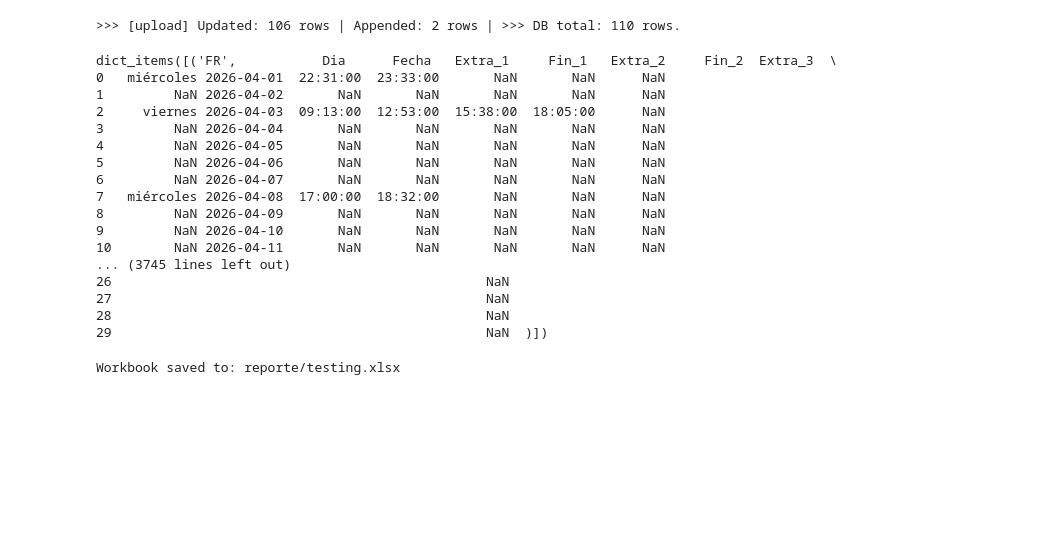
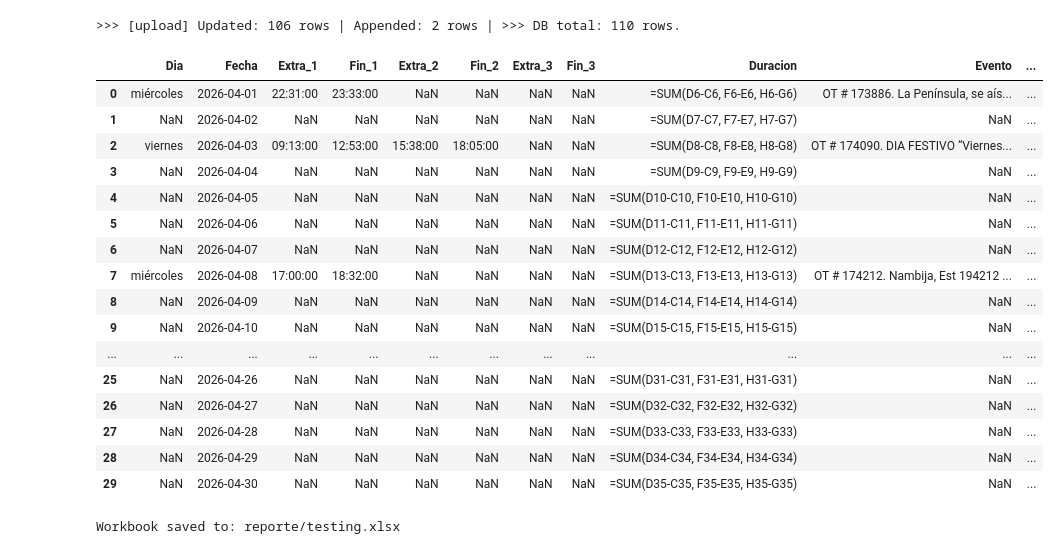
Before and after one commit to ernestopalacios/ordenes_de_trabajo, a Jupyter notebook: 04_DataLake.ipynb, the cells around one changed output. Cells and saved outputs as stored; diff of their text form; code cells hidden in the pictures; blank space fills up the shorter version.

```diff
--- a/04_DataLake.ipynb
+++ b/04_DataLake.ipynb
@@ -1028,6 +1077,15 @@ unique_responsables = base['Responsable'].explode().dropna().unique()
 # 3. Initialize a dictionary to map names to DataFrames
 horasExtra_todos = {}
 
+# Multiplier map for each Tipo
+TIPO_MULTIPLIER = {
+    "NORMAL":          1.5,
+    "MAD":             2.0,
+    "FESTIVO":         2.0,
+    "DESCANSO":        2.0,
+    "CANTONIZACION":   2.0,
+    "CAMBIO_HORARIO":  0.25,
+}
 
 # Funcion que Pivotea los horarios
 def pivot_time_events(filtered_df):
@@ -1036,10 +1094,8 @@ def pivot_time_events(filtered_df):
     en columnas pareadas Extra_N / Fin_N (máximo 3 pares).
 
     Elimina InicioEvento y FinEvento, colocando las nuevas columnas
-    en su posición original.
+    en su posición original. Agrega columna 'Lista_tipos' con array de tipos.
     """
-    import numpy as np
-
     df = filtered_df.copy()
     df['_occurrence'] = df.groupby('Fecha').cumcount()
     df = df[df['_occurrence'] < 3].copy()
@@ -1056,6 +1112,10 @@ def pivot_time_events(filtered_df):
             if i < 3:
                 base_row[f'Extra_{i+1}'] = row['InicioEvento']
                 base_row[f'Fin_{i+1}'] = row['FinEvento']
+
+        # Aggregate Tipo values in order into a list
+        base_row['Lista_tipos'] = group['Tipo'].tolist()
+
         result_rows.append(base_row)
 
     result = pd.DataFrame(result_rows)
@@ -1109,27 +1169,27 @@ for person in unique_responsables:
     ]
 
     # 8. Store the filtered DataFrame
-    horasExtra_todos[person] = filtered_df[["Dia","Fecha","Extra_1", "Fin_1", "Extra_2", "Fin_2" ,"Extra_3", "Fin_3","Duracion","Evento"]]
+    horasExtra_todos[person] = filtered_df[["Dia","Fecha","Extra_1", "Fin_1", "Extra_2", "Fin_2" ,"Extra_3", "Fin_3","Duracion","Evento","Lista_tipos"]]
 # %%
-horasExtra_todos.items()
+horasExtra_todos['FR']
 # %% [output]
-dict_items([('FR',           Dia      Fecha   Extra_1     Fin_1   Extra_2     Fin_2  Extra_3  \
-0   miércoles 2026-04-01  22:31:00  23:33:00       NaN       NaN      NaN
-1         NaN 2026-04-02       NaN       NaN       NaN       NaN      NaN
-2     viernes 2026-04-03  09:13:00  12:53:00  15:38:00  18:05:00      NaN
-3         NaN 2026-04-04       NaN       NaN       NaN       NaN      NaN
-4         NaN 2026-04-05       NaN       NaN       NaN       NaN      NaN
-5         NaN 2026-04-06       NaN       NaN       NaN       NaN      NaN
-6         NaN 2026-04-07       NaN       NaN       NaN       NaN      NaN
-7   miércoles 2026-04-08  17:00:00  18:32:00       NaN       NaN      NaN
-8         NaN 2026-04-09       NaN       NaN       NaN       NaN      NaN
-9         NaN 2026-04-10       NaN       NaN       NaN       NaN      NaN
-10        NaN 2026-04-11       NaN       NaN       NaN       NaN      NaN
-... (3745 lines left out)
-26                                                NaN
-27                                                NaN
-28                                                NaN
-29                                                NaN  )])
+|  | Dia | Fecha | Extra_1 | Fin_1 | Extra_2 | Fin_2 | Extra_3 | Fin_3 | Duracion | Evento | ... |
+| 0 | miércoles | 2026-04-01 | 22:31:00 | 23:33:00 | NaN | NaN | NaN | NaN | =SUM(D6-C6, F6-E6, H6-G6) | OT # 173886. La Península, se aís... | ... |
+| 1 | NaN | 2026-04-02 | NaN | NaN | NaN | NaN | NaN | NaN | =SUM(D7-C7, F7-E7, H7-G7) | NaN | ... |
+| 2 | viernes | 2026-04-03 | 09:13:00 | 12:53:00 | 15:38:00 | 18:05:00 | NaN | NaN | =SUM(D8-C8, F8-E8, H8-G8) | OT # 174090. DIA FESTIVO “Viernes... | ... |
+| 3 | NaN | 2026-04-04 | NaN | NaN | NaN | NaN | NaN | NaN | =SUM(D9-C9, F9-E9, H9-G9) | NaN | ... |
+| 4 | NaN | 2026-04-05 | NaN | NaN | NaN | NaN | NaN | NaN | =SUM(D10-C10, F10-E10, H10-G10) | NaN | ... |
+| 5 | NaN | 2026-04-06 | NaN | NaN | NaN | NaN | NaN | NaN | =SUM(D11-C11, F11-E11, H11-G11) | NaN | ... |
+| 6 | NaN | 2026-04-07 | NaN | NaN | NaN | NaN | NaN | NaN | =SUM(D12-C12, F12-E12, H12-G12) | NaN | ... |
+| 7 | miércoles | 2026-04-08 | 17:00:00 | 18:32:00 | NaN | NaN | NaN | NaN | =SUM(D13-C13, F13-E13, H13-G13) | OT # 174212. Nambija, Est 194212 ... | ... |
+| 8 | NaN | 2026-04-09 | NaN | NaN | NaN | NaN | NaN | NaN | =SUM(D14-C14, F14-E14, H14-G14) | NaN | ... |
+| 9 | NaN | 2026-04-10 | NaN | NaN | NaN | NaN | NaN | NaN | =SUM(D15-C15, F15-E15, H15-G15) | NaN | ... |
+| ... | ... | ... | ... | ... | ... | ... | ... | ... | ... | ... | ... |
+| 25 | NaN | 2026-04-26 | NaN | NaN | NaN | NaN | NaN | NaN | =SUM(D31-C31, F31-E31, H31-G31) | NaN | ... |
+| 26 | NaN | 2026-04-27 | NaN | NaN | NaN | NaN | NaN | NaN | =SUM(D32-C32, F32-E32, H32-G32) | NaN | ... |
+| 27 | NaN | 2026-04-28 | NaN | NaN | NaN | NaN | NaN | NaN | =SUM(D33-C33, F33-E33, H33-G33) | NaN | ... |
+| 28 | NaN | 2026-04-29 | NaN | NaN | NaN | NaN | NaN | NaN | =SUM(D34-C34, F34-E34, H34-G34) | NaN | ... |
+| 29 | NaN | 2026-04-30 | NaN | NaN | NaN | NaN | NaN | NaN | =SUM(D35-C35, F35-E35, H35-G35) | NaN | ... |
 # %%
 # Generar archivo de todos con Horas Extra
 
```
Also changed, not shown: parts of 4 cells of this notebook, 2 other files.
